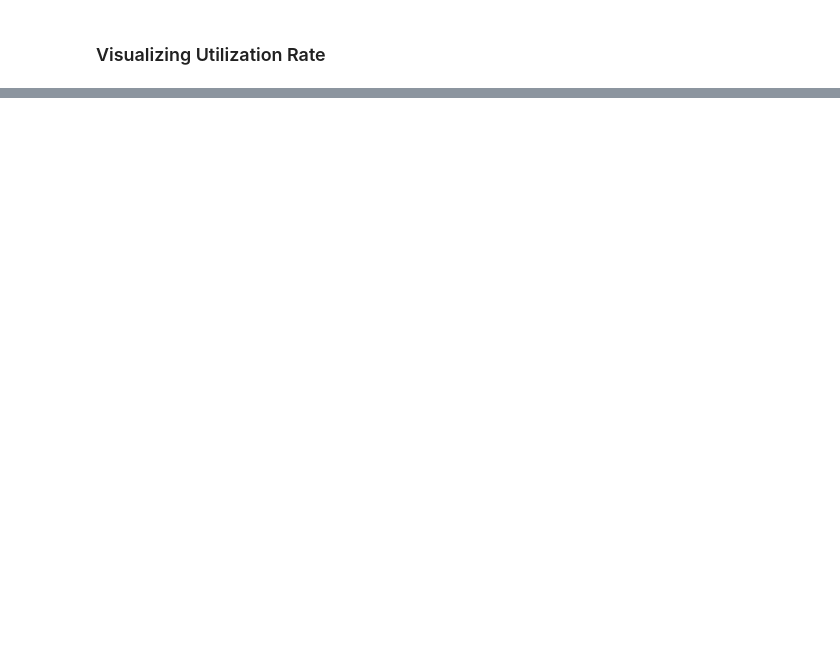
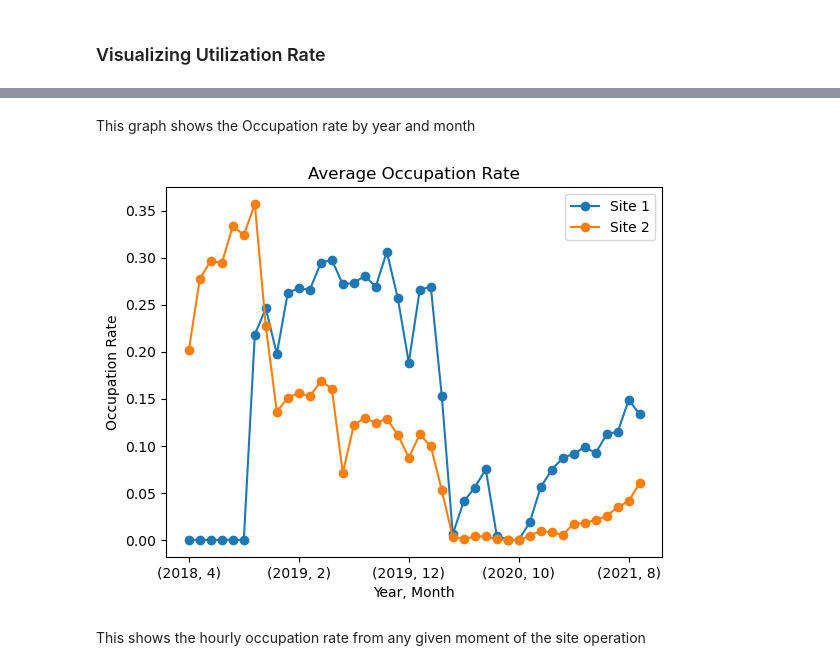
Before and after one commit to linusslange/AnalyticsAndApplications, a Jupyter notebook: KeyPerformanceIndicator.ipynb, the cells around one changed output, grey strips where cells are left out. Drawn from its saved outputs; the diff is of its cells as text; code cells hidden in the pictures; blank space fills up the shorter version.

```diff
--- a/KeyPerformanceIndicator.ipynb
+++ b/KeyPerformanceIndicator.ipynb
@@ -768,0 +702,3 @@ plt.show()
+# %%
+total_number_stations_sites = Charging_set.groupby(['siteID'])['stationID'].nunique()
+print(total_number_stations_sites)
@@ -768,0 +710,6 @@ plt.show()
+# %%
+# we add two features in hourly_occupation_df that describe the hourly occupation rate per site
+KPI_hourly_df['hourly_occupation_site1'] = KPI_hourly_df['sessions_count_site1_occupation'] / total_number_stations_sites.loc[1]
+KPI_hourly_df['hourly_occupation_site2'] = KPI_hourly_df['sessions_count_site2_occupation'] / total_number_stations_sites.loc[2]
+KPI_hourly_df['hourly_utilization_site1'] = KPI_hourly_df['sessions_count_site1_utilization'] / total_number_stations_sites.loc[1]
+KPI_hourly_df['hourly_utilization_site2'] = KPI_hourly_df['sessions_count_site2_utilization'] / total_number_stations_sites.loc[2]
@@ -768,0 +725,8 @@ plt.show()
+# %%
+# Create new features for occupation calculation
+KPI_hourly_df['date'] = KPI_hourly_df['hourly_timestamp'].dt.date
+KPI_hourly_df['month'] = KPI_hourly_df['hourly_timestamp'].dt.month
+KPI_hourly_df['year'] = KPI_hourly_df['hourly_timestamp'].dt.year
+
+# Display the updated DataFrame
+KPI_hourly_df.head()
@@ -768,0 +831,23 @@ plt.show()
+# %% [markdown]
+This graph shows the Occupation rate by year and month
+# %%
+
+monthly_avg_occupation_site1 = KPI_hourly_df.groupby([KPI_hourly_df['year'], KPI_hourly_df['month']])['hourly_occupation_site1'].mean()
+monthly_avg_occupation_site2 = KPI_hourly_df.groupby([KPI_hourly_df['year'], KPI_hourly_df['month']])['hourly_occupation_site2'].mean()
+# Plot the data
+monthly_avg_occupation_site1.plot(marker='o', label = 'Site 1')
+monthly_avg_occupation_site2.plot(marker= 'o', label = 'Site 2')
+
+# Set labels and title
+plt.xlabel('Year, Month')
+plt.ylabel('Occupation Rate')
+plt.title('Average Occupation Rate')
+
+plt.legend()
+
+# Show the plot
+plt.show()
+# %% [output]
+[figure, added]
+# %% [markdown]
+This shows the hourly occupation rate from any given moment of the site operation
```
Also changed, not shown: parts of 118 cells of this notebook, 9 other files.
